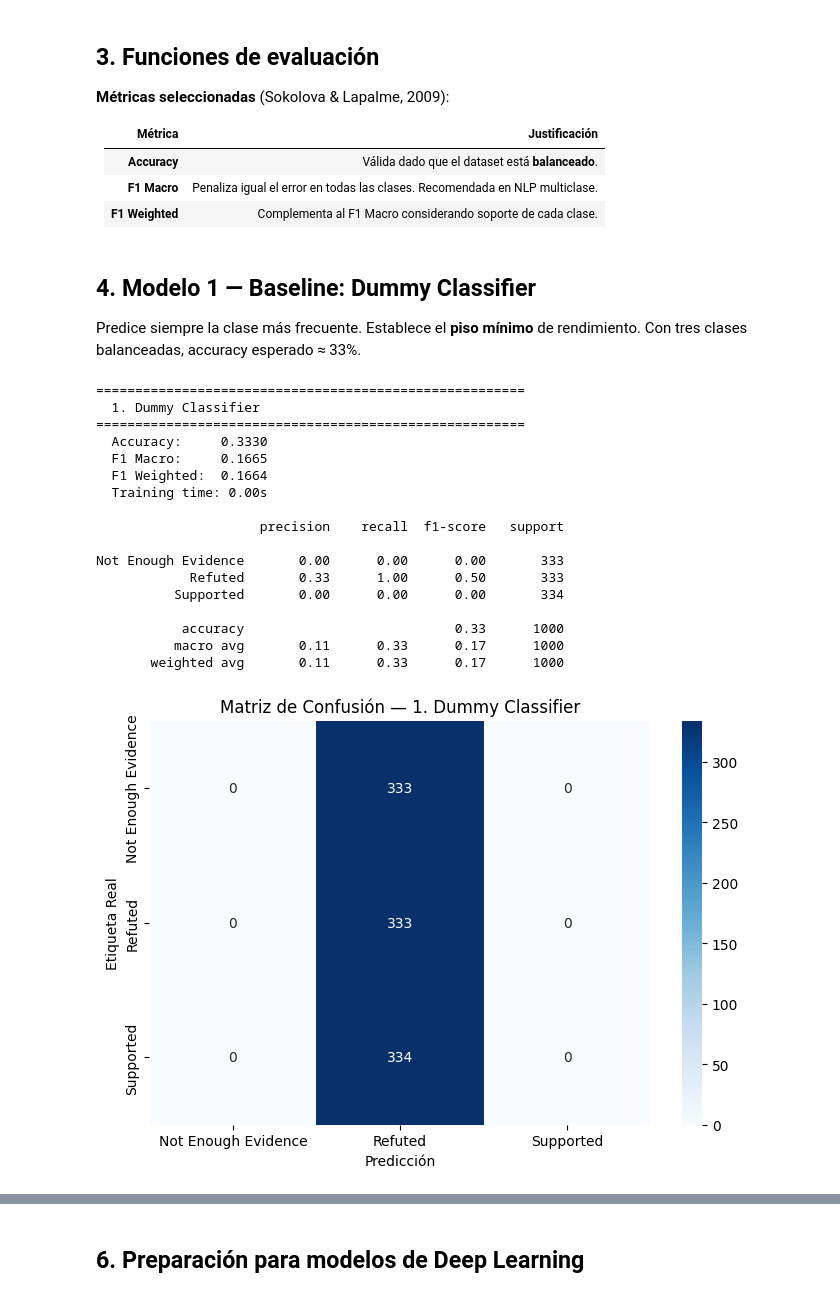
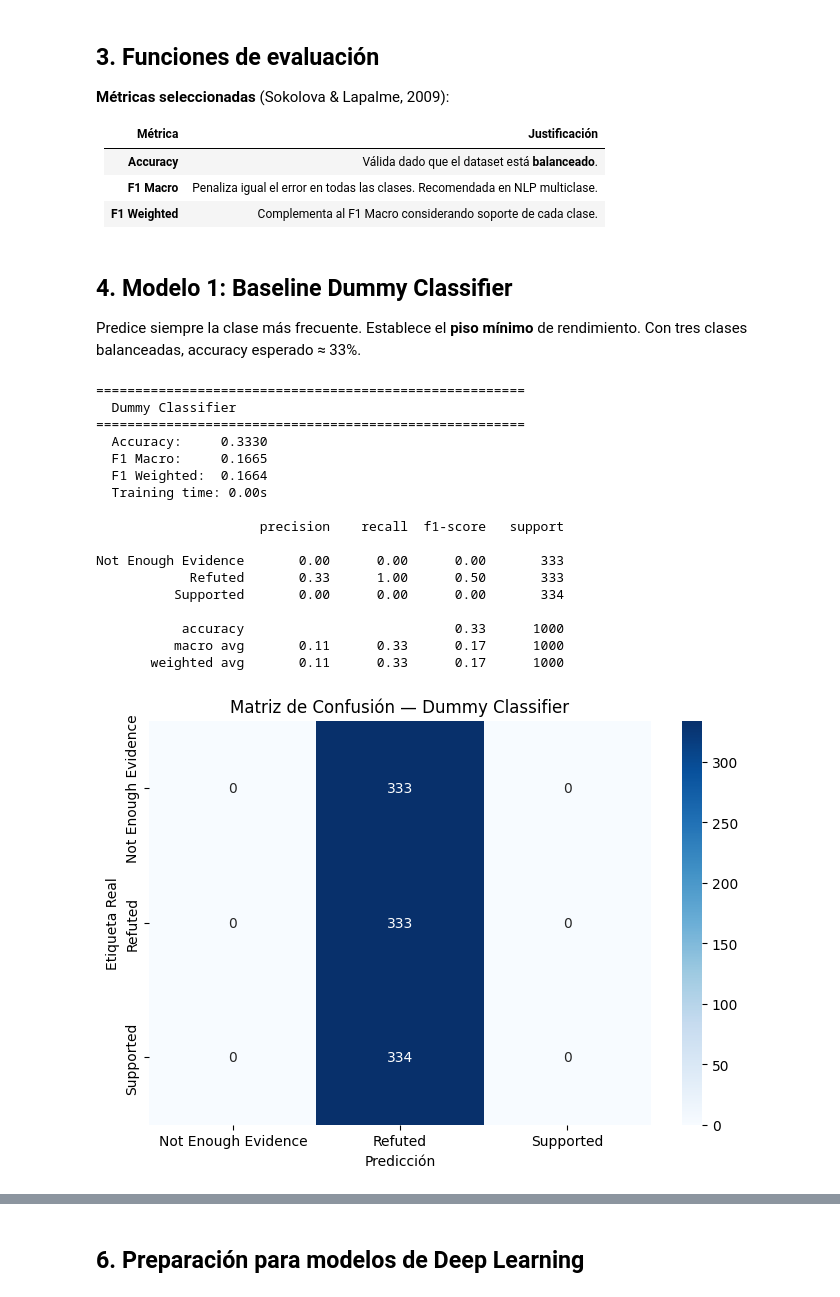
Before and after one commit to Angeltrek/TC3002B, a Jupyter notebook: tc3002b.ipynb, the cells around one changed output, grey strips where cells are left out. Drawn from its saved outputs; the diff is of its cells as text; code cells hidden in the pictures.

```diff
--- a/tc3002b.ipynb
+++ b/tc3002b.ipynb
@@ -261,38 +251,38 @@ def plot_confusion_matrix(name, y_true, y_pred):
     plt.tight_layout()
     plt.show()
 # %% [markdown]
-## 4. Modelo 1 — Baseline: Dummy Classifier
+## 4. Modelo 1: Baseline Dummy Classifier
 
 Predice siempre la clase más frecuente. Establece el **piso mínimo** de rendimiento.
 Con tres clases balanceadas, accuracy esperado ≈ 33%.
 # %%
 t0 = time.time()
-dummy = DummyClassifier(strategy='most_frequent', random_state=42)
+dummy = DummyClassifier(strategy=f'most_frequent', random_state=42)
 dummy.fit(X_train_raw, y_train)
 y_pred_dummy = dummy.predict(X_test_raw)
 t1 = time.time()
 
-evaluate_model('1. Dummy Classifier', y_test, y_pred_dummy, t1 - t0)
-plot_confusion_matrix('1. Dummy Classifier', y_test, y_pred_dummy)
+evaluate_model('Dummy Classifier', y_test, y_pred_dummy, t1 - t0)
+plot_confusion_matrix('Dummy Classifier', y_test, y_pred_dummy)
 # %% [output]
 =======================================================
-  1. Dummy Classifier
+  Dummy Classifier
 =======================================================
   Accuracy:     0.3330
   F1 Macro:     0.1665
   F1 Weighted:  0.1664
   Training time: 0.00s
 
                      precision    recall  f1-score   support
 
 Not Enough Evidence       0.00      0.00      0.00       333
             Refuted       0.33      1.00      0.50       333
           Supported       0.00      0.00      0.00       334
 
            accuracy                           0.33      1000
           macro avg       0.11      0.33      0.17      1000
        weighted avg       0.11      0.33      0.17      1000
-[figure, old version]
+[figure, new version]
 # %% [markdown]
 ## 5. Modelos ML Clásicos con TF-IDF
 
```
Also changed, not shown: parts of 33 cells of this notebook.
